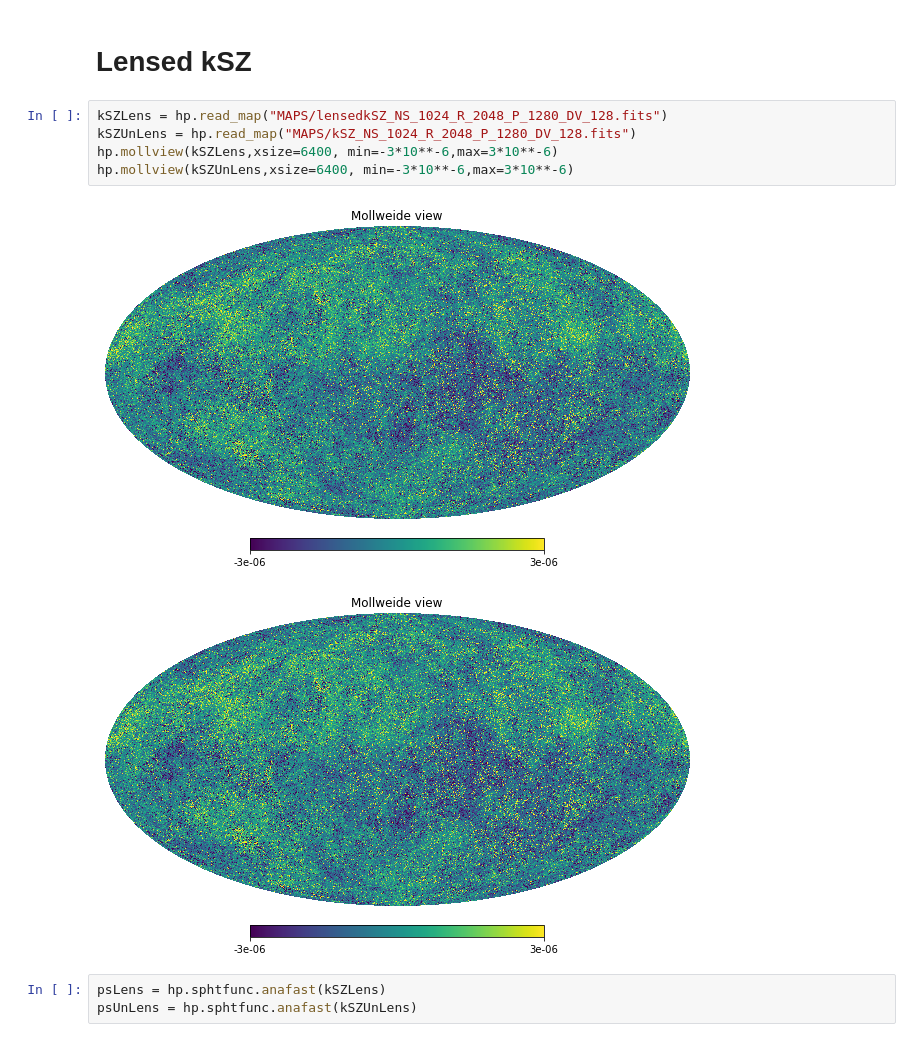
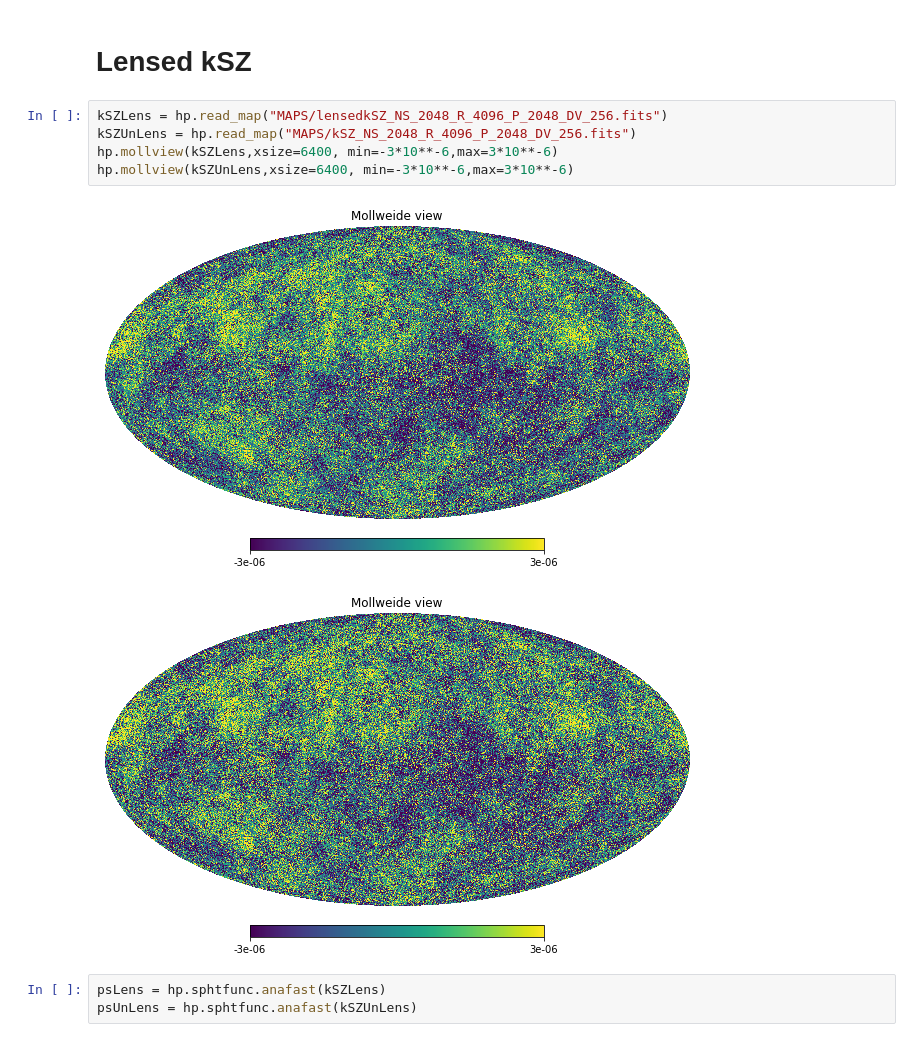
Before and after one commit to wurdahl/kSZfromPC, a Jupyter notebook: Opening-FITS.ipynb, the cells around one changed output. Drawn from its saved outputs; the diff is of its cells as text.

```diff
--- a/Opening-FITS.ipynb
+++ b/Opening-FITS.ipynb
@@ -124,13 +124,13 @@ plt.legend(["Theoretical","Sim"]);
 # %% [markdown]
 # Lensed kSZ
 # %%
-kSZLens = hp.read_map("MAPS/lensedkSZ_NS_1024_R_2048_P_1280_DV_128.fits")
-kSZUnLens = hp.read_map("MAPS/kSZ_NS_1024_R_2048_P_1280_DV_128.fits")
+kSZLens = hp.read_map("MAPS/lensedkSZ_NS_2048_R_4096_P_2048_DV_256.fits")
+kSZUnLens = hp.read_map("MAPS/kSZ_NS_2048_R_4096_P_2048_DV_256.fits")
 hp.mollview(kSZLens,xsize=6400, min=-3*10**-6,max=3*10**-6)
 hp.mollview(kSZUnLens,xsize=6400, min=-3*10**-6,max=3*10**-6)
 # %% [output]
-[figure, old version]
+[figure, new version]
-[figure, old version]
+[figure, new version]
 # %%
 psLens = hp.sphtfunc.anafast(kSZLens)
 psUnLens = hp.sphtfunc.anafast(kSZUnLens)
```
Also changed, not shown: parts of 12 cells of this notebook.
